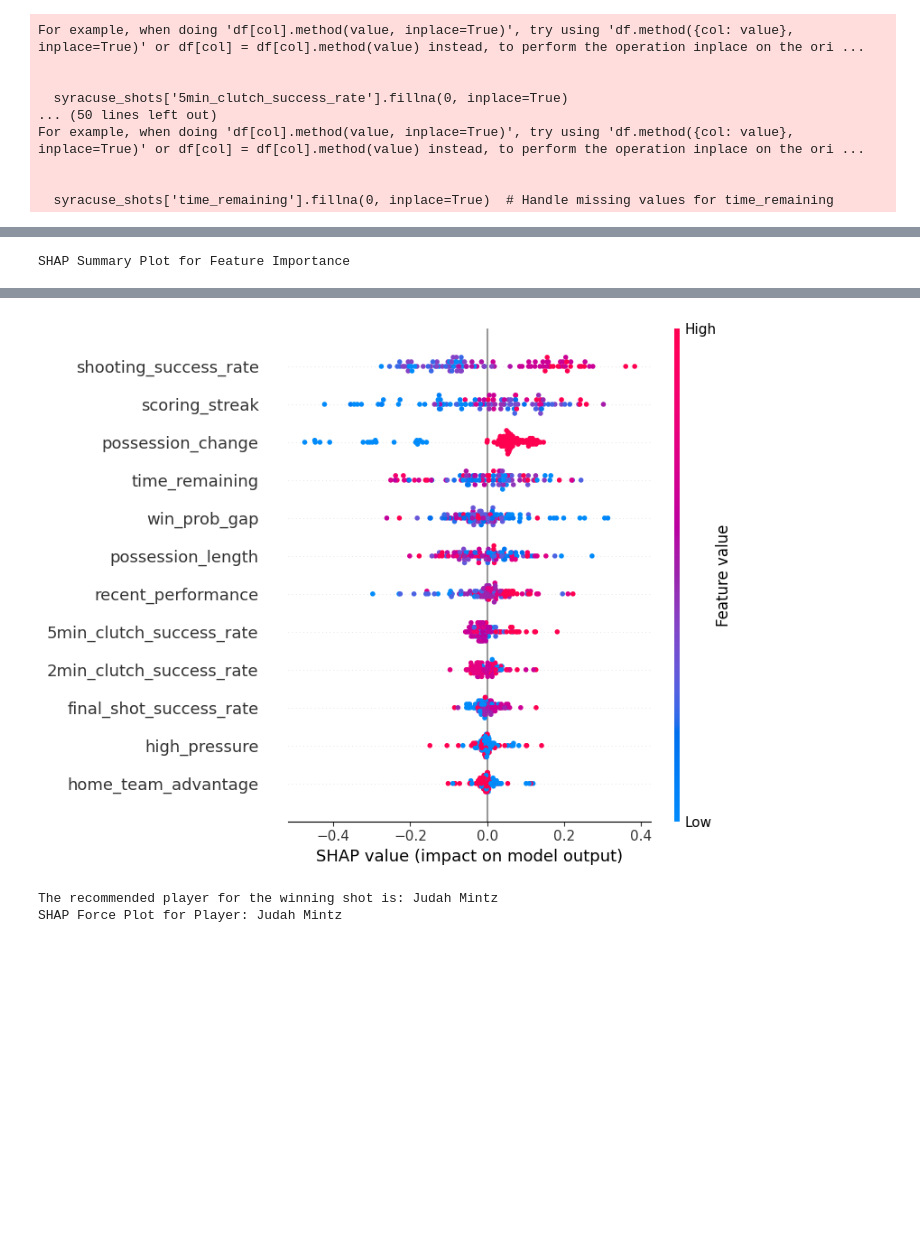
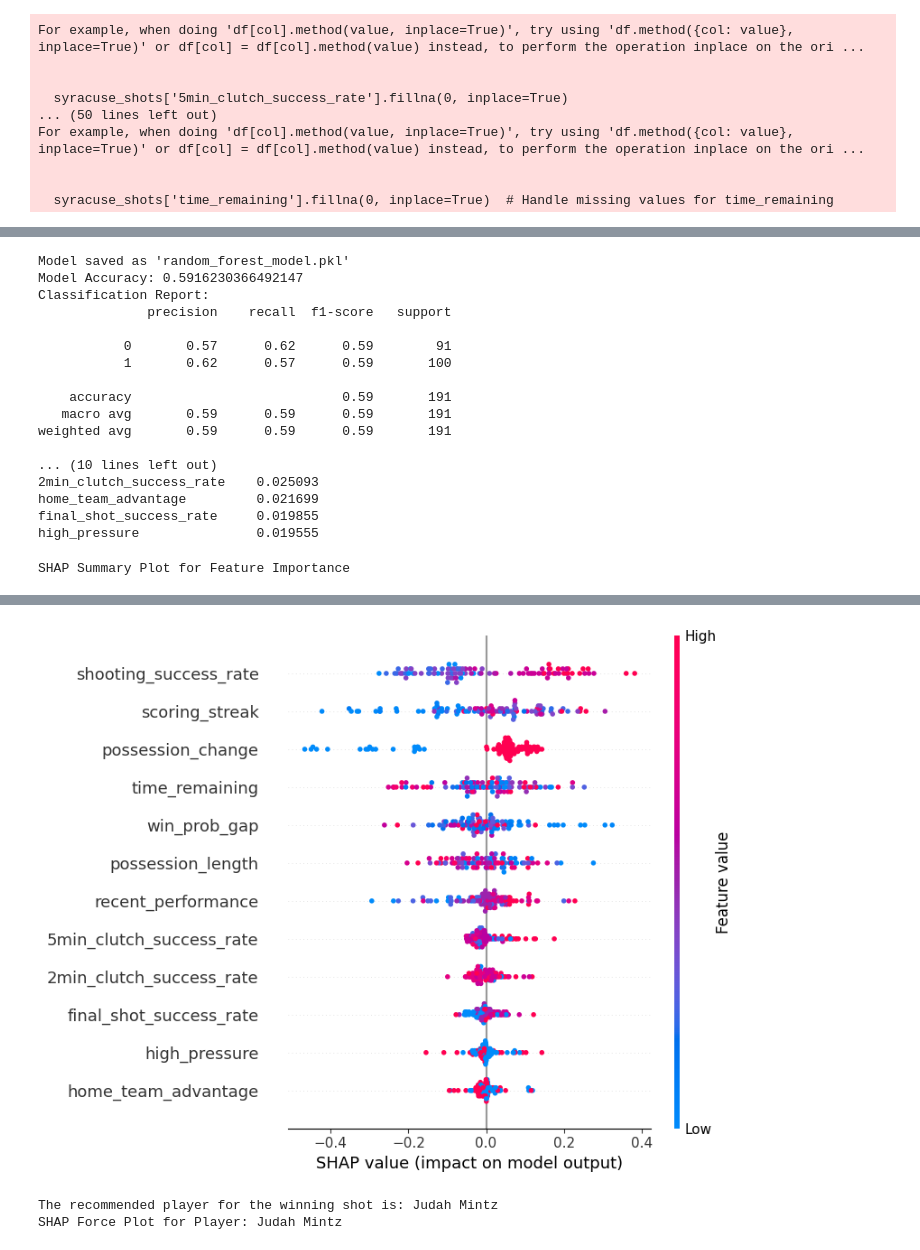
Before and after one commit to sahilbhagat30/Orange-Hoops-Data-Science-Challenge-Submission, a Jupyter notebook: Performance/winning_shot_player.ipynb, the cells around one changed output, grey strips where cells are left out. Drawn from its saved outputs; the diff is of its cells as text; code cells hidden in the pictures; blank space fills up the shorter version.

```diff
--- a/Performance/winning_shot_player.ipynb
+++ b/Performance/winning_shot_player.ipynb
@@ -211,11 +211,13 @@ For example, when doing 'df[col].method(value, inplace=True)', try using 'df.met
 syracuse_data.head()
 syracuse_shots.to_csv('syracuse_shots.csv')
 # %%
+!pip install shap
 from sklearn.ensemble import RandomForestClassifier
 from sklearn.metrics import accuracy_score, classification_report
 from sklearn.model_selection import train_test_split
 import shap
 import pandas as pd
+import pickle
 
 # Step 1: Define features and target (as given), including clutch success rate features
 X = syracuse_shots[['shooting_success_rate', 'recent_performance', 'win_prob_gap', 'possession_length',
@@ -230,6 +232,11 @@ X_train, X_test, y_train, y_test = train_test_split(X, y, test_size=0.2, random_
 # Step 3: Train the Random Forest model
 model = RandomForestClassifier(random_state=42)
 model.fit(X_train, y_train)
+
+# Save the trained model to a pickle file
+with open("winning_shot_model.pkl", "wb") as file:
+    pickle.dump(model, file)
+print("Model saved as 'random_forest_model.pkl'")
 
 # Step 4: Prediction and Evaluation
 # Predict on test data
@@ -299,5 +309,22 @@ high_pressure               0.019555
-SHAP Summary Plot for Feature Importance
+Model saved as 'random_forest_model.pkl'
+Model Accuracy: 0.5916230366492147
+Classification Report:
+              precision    recall  f1-score   support
+
+           0       0.57      0.62      0.59        91
+           1       0.62      0.57      0.59       100
+
+    accuracy                           0.59       191
+   macro avg       0.59      0.59      0.59       191
+weighted avg       0.59      0.59      0.59       191
+
+... (10 lines left out)
+2min_clutch_success_rate    0.025093
+home_team_advantage         0.021699
+final_shot_success_rate     0.019855
+high_pressure               0.019555
+SHAP Summary Plot for Feature Importance
 [interactive output not drawn]
-[figure, old version]
+[figure, new version]
-The recommended player for the winning shot is: Judah Mintz
-SHAP Force Plot for Player: Judah Mintz
+The recommended player for the winning shot is: Judah Mintz
+SHAP Force Plot for Player: Judah Mintz
```
Also changed, not shown: parts of 1 cell of this notebook, 1 other file.
